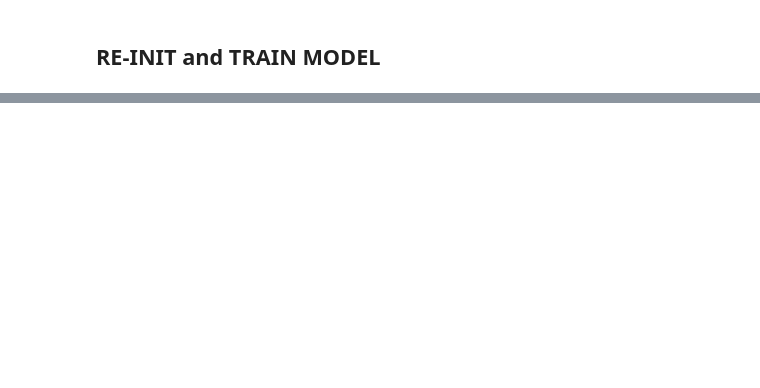
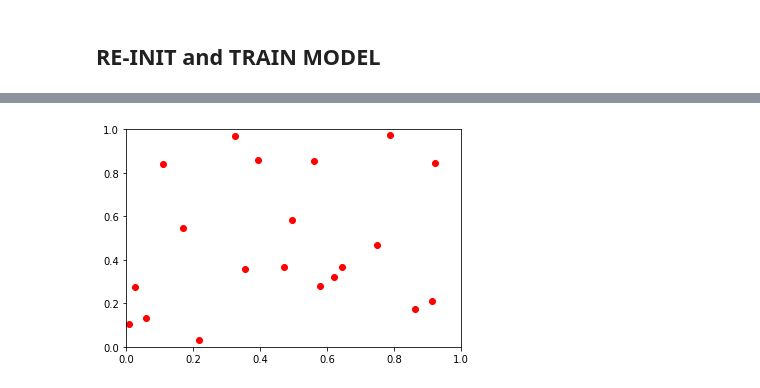
Before and after one commit to JTT94/optimal_quantization, a Jupyter notebook: notebooks/Gaussian Quantization.ipynb, the cells around one changed output, grey strips where cells are left out. Drawn from its saved outputs; the diff is of its cells as text; code cells hidden in the pictures; blank space fills up the shorter version.

```diff
--- a/notebooks/Gaussian Quantization.ipynb
+++ b/notebooks/Gaussian Quantization.ipynb
@@ -101,15 +54,0 @@ plt.plot(ys[:,0],ys[:,1], 'ro')
-# %%
-plot_ys = []
-plot_xs = []
-chis = []
-num_points = 1000
-
-for _ in range(num_points):
-    x = normal_dist.sample()
-    chis.append(er_chi(x, y, g, epsilon).detach().numpy())
-    plot_xs.append(x.numpy())
-
-ys = y.detach().numpy()
-plot_xs = np.array(plot_xs)
-chis = np.array(chis)
-allocations = np.argmax(chis, axis=1)
@@ -171,2 +56,0 @@ scheduler_map = StepLR(optimizer_map, step_size=1, gamma=0.8)
-# %%
-atoms_loss = er_ctran(x, g, y, epsilon, l2_cost)
@@ -284,0 +68,82 @@ y
+# %%
+n_iters = 10000
+n_sub_iters_map = 10
+n_sub_iters_atoms = 10
+num_atoms = 20
+dim = 2
+batch_size = 1
+verbose = True
+
+# init vectors
+ys = torch.tensor(5.*(np.random.random(size=(num_atoms,dim))-0.5), requires_grad = True)
+ys = torch.tensor((np.random.random(size=(num_atoms,dim))), requires_grad = True)
+g = torch.tensor(np.zeros(num_atoms), requires_grad = True)
+b = uniform_weights(num_atoms)
+epsilon = torch.tensor(0.01)
+
+# optimizers
+learning_rate = 0.1
+optimizer_atoms = torch.optim.ASGD([ys], lr=learning_rate)
+optimizer_map = torch.optim.ASGD([g], lr=learning_rate)
+
+scheduler_atoms = StepLR(optimizer_atoms, step_size=1, gamma=0.9)
+scheduler_map = StepLR(optimizer_map, step_size=1, gamma=0.9)
+
+# sample
+alpha_dist = dist.Uniform(torch.tensor([0.,0.]), torch.tensor([1.,1.]))
+
+y_plot = ys.detach().numpy()
+plt.plot(y_plot[:,0], y_plot[:,1], "ro")
+plt.xlim(0,1)
+plt.ylim(0,1)
+plt.show()
+
+### Min Max Optimization
+for i in range(n_iters):
+    for _ in range(n_sub_iters_map):
+        # sample x
+        xs = alpha_dist.sample(sample_shape=(batch_size,))
+
+        # Clear gradients w.r.t. parameters
+        optimizer_map.zero_grad()
+
+        # Get dual objective to maximise
+        dual_objective = stochastic_dual_approx(xs, ys, b, g, cost_func = batch_l2_cost2, epsilon = epsilon)
+        map_loss = -dual_objective
+
+        # Getting gradients w.r.t. parameters
+        map_loss.backward()
+
+        # Updating parameters
+        optimizer_map.step()
+
+    for _ in range(n_sub_iters_atoms):
+        # sample x
+        xs = alpha_dist.sample(sample_shape=(batch_size,))
+
+        # Clear gradients w.r.t. parameters
+        optimizer_atoms.zero_grad()
+
+        # Get loss objective to minimise
+        atoms_loss = stochastic_dual_approx(xs, ys, b, g, cost_func = batch_l2_cost2, epsilon = epsilon)
+
+        # Getting gradients w.r.t. parameters
+        atoms_loss.backward()
+
+        # Updating parameters
+        optimizer_atoms.step()
+
+    # Updating parameters
+    if i % 100 == 0:
+        # Decay Learning Rate
+        scheduler_atoms.step()
+        scheduler_map.step()
+
+
+y_plot = ys.detach().numpy()
+plt.plot(y_plot[:,0], y_plot[:,1], "ro")
+plt.xlim(0,1)
+plt.ylim(0,1)
+plt.show()
+# %% [output]
+[figure, added]
```
Also changed, not shown: parts of 50 cells of this notebook, 13 other files.
